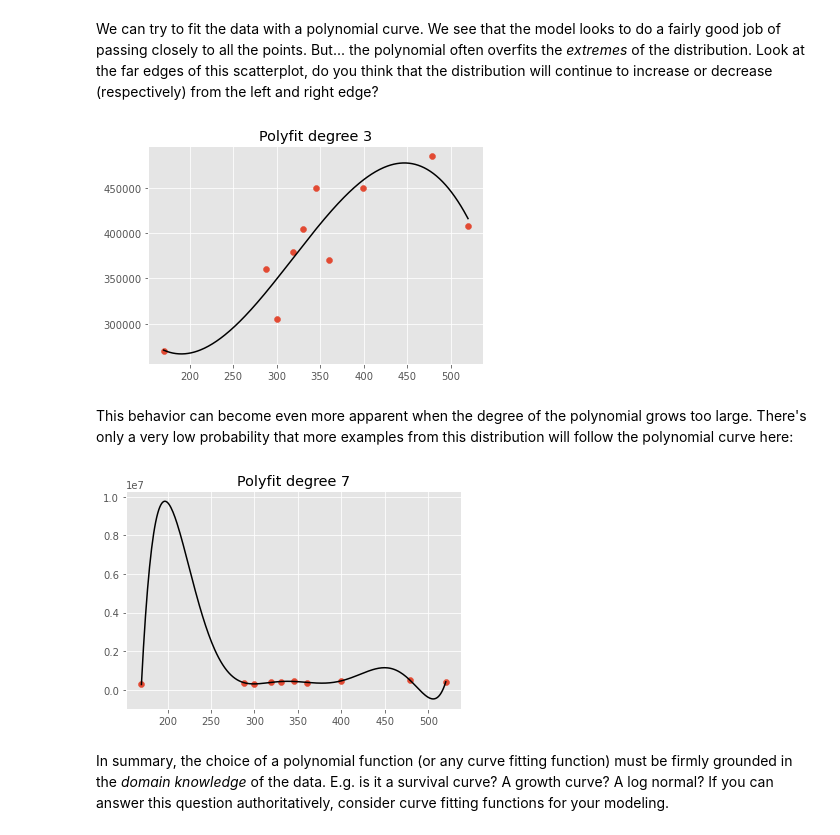
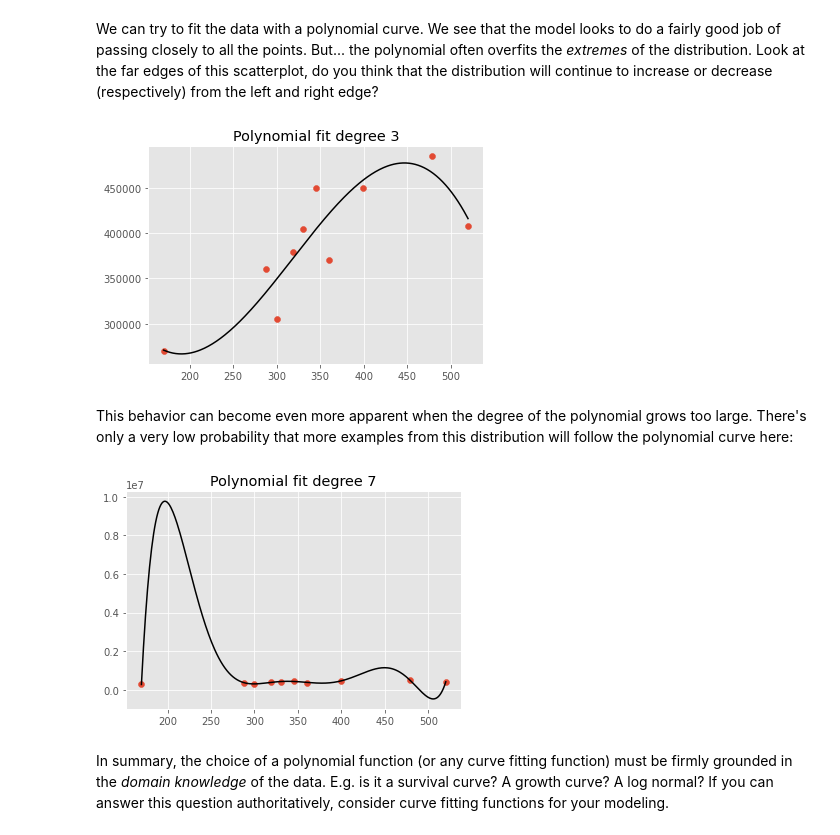
Before and after one commit to jdonaldson/mlearn_510c, a Jupyter notebook: notebooks/Week 8 - Regularization and Polynomial Regression.ipynb, the cells around one changed output. Drawn from its saved outputs; the diff is of its cells as text; code cells hidden in the pictures.

```diff
--- a/notebooks/Week 8 - Regularization and Polynomial Regression.ipynb
+++ b/notebooks/Week 8 - Regularization and Polynomial Regression.ipynb
@@ -254,14 +254,14 @@ We can try to fit the data with a polynomial curve.  We see that the model looks
 # %%
 degree = 3
 X_seq = np.linspace(X.min(),X.max(),300).reshape(-1,1)
 coefs = np.polyfit(X.values.flatten(), y.values.flatten(), degree)
 plt.figure()
 plt.plot(X_seq, np.polyval(coefs, X_seq), color="black")
-plt.title("Polyfit degree "+str(degree))
+plt.title("Polynomial fit degree "+str(degree))
 plt.scatter(X,y)
 plt.show();
 # %% [output]
-[figure, old version]
+[figure, new version]
 # %% [markdown]
 This behavior can become even more apparent when the degree of the polynomial grows too large.  There's only a very low probability that more examples from this distribution will follow the polynomial curve here:
 # %%
@@ -270,10 +270,10 @@ X_seq = np.linspace(X.min(),X.max(),300).reshape(-1,1)
 coefs = np.polyfit(X.values.flatten(), y.values.flatten(), degree)
 plt.figure()
 plt.plot(X_seq, np.polyval(coefs, X_seq), color="black")
-plt.title("Polyfit degree "+str(degree))
+plt.title("Polynomial fit degree "+str(degree))
 plt.scatter(X,y)
 plt.show();
 # %% [output]
-[figure, old version]
+[figure, new version]
 # %% [markdown]
 In summary, the choice of a polynomial function (or any curve fitting function) must be firmly grounded in the *domain knowledge* of the data.  E.g. is it a survival curve?  A growth curve?  A log normal?  If you can answer this question authoritatively, consider curve fitting functions for your modeling.
```
Also changed, not shown: parts of 2 cells of this notebook.
